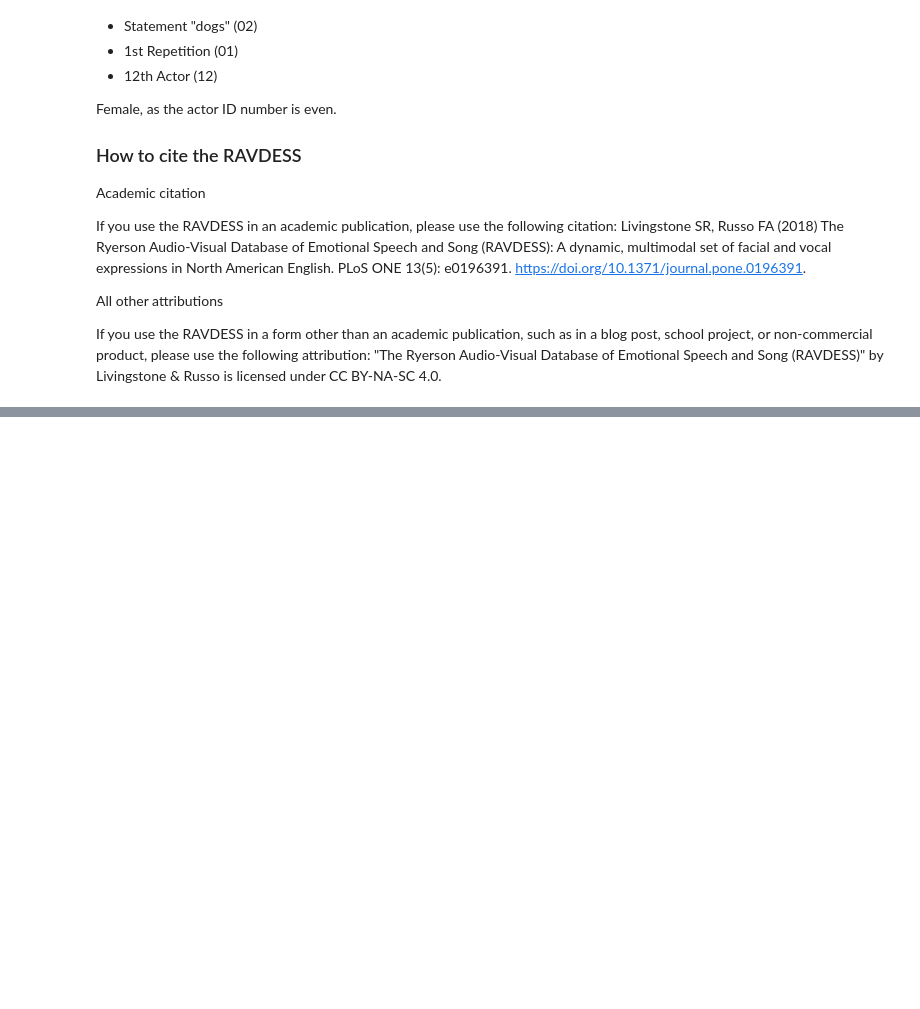
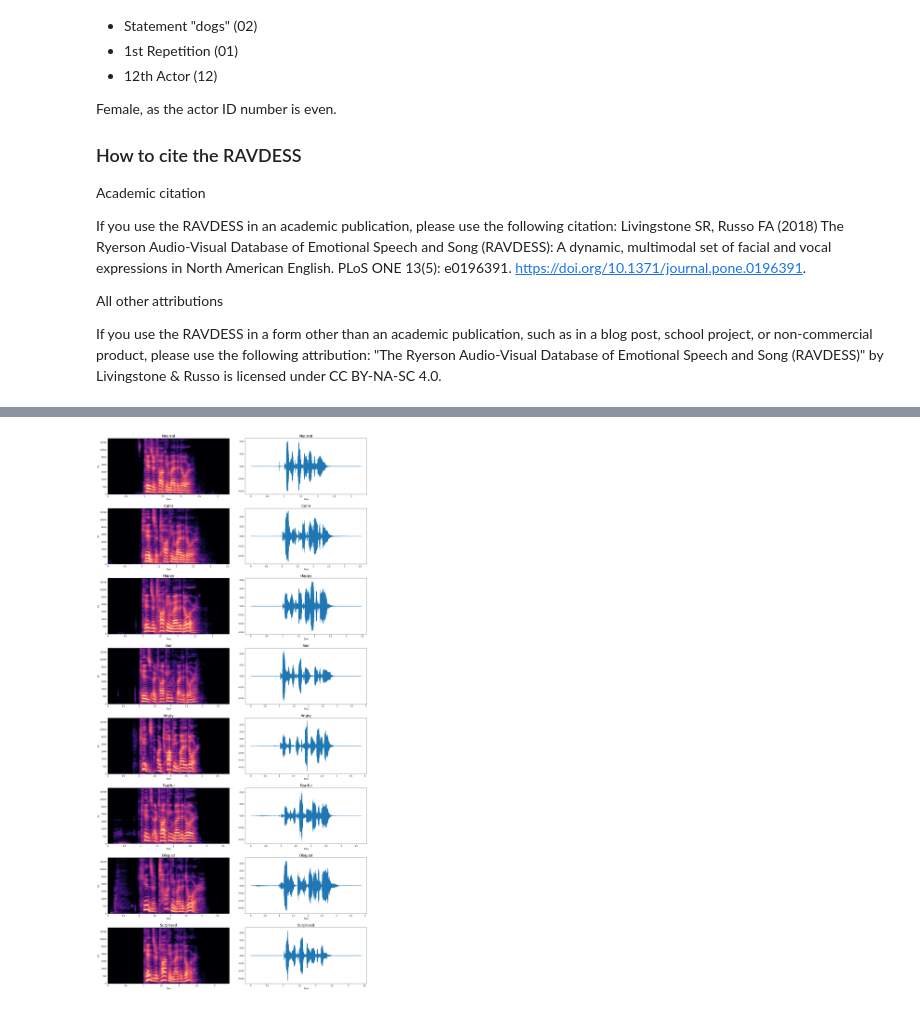
Before and after one commit to MikhailRogachev/speech_project, a Jupyter notebook: Load DataSet.ipynb, the cells around one changed output, grey strips where cells are left out. Drawn from its saved outputs; the diff is of its cells as text; code cells hidden in the pictures; blank space fills up the shorter version.

```diff
--- a/Load DataSet.ipynb
+++ b/Load DataSet.ipynb
@@ -104,0 +170,21 @@ source = create_source_dataset(root_path)
+# %%
+def show_samples(src):
+
+    fig, ax = plt.subplots(len(src), 2, figsize = (20, 40))
+    fig.tight_layout(pad = 5.0)
+
+    for i in range(len(src)):
+
+        ax[i][0].set_title(src[i][3], fontsize = 18)
+        ax[i][1].set_title(src[i][3], fontsize = 18)
+
+        librosa.display.specshow(src[i][2],
+                                 x_axis = 'time',
+                                 y_axis = 'mel',
+                                 sr = src[i][1],
+                                 fmax = 48000,
+                                 ax = ax[i][0])
+
+        librosa.display.waveshow(src[i][0],
+                                 sr = src[i][1],
+                                 ax = ax[i][1])
@@ -104,0 +193,2 @@ source = create_source_dataset(root_path)
+# %%
+source = create_source_dataset(root_path)
@@ -104,0 +206,8 @@ source = create_source_dataset(root_path)
+# %%
+df_src = source.query('ActorId == 1 and EmotionalIntensity == 1 and Repetions == 1 and Statement == 1')
+# %%
+samples = get_samples(df_src)
+# %%
+show_samples(samples)
+# %% [output]
+[figure, added]
```
Also changed, not shown: parts of 13 cells of this notebook.
